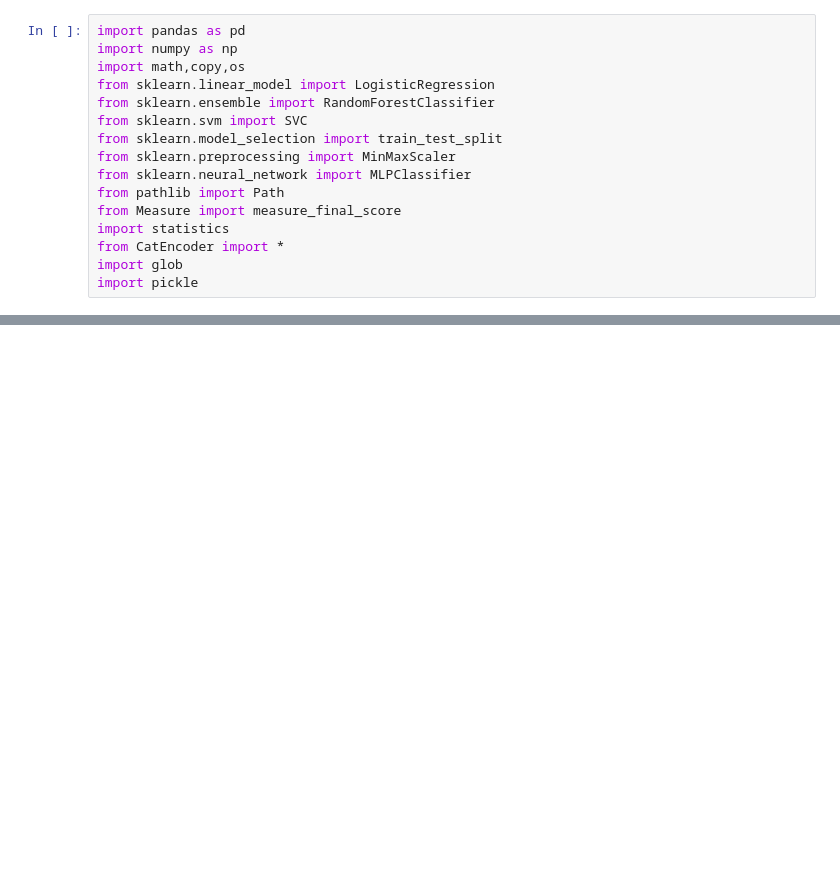
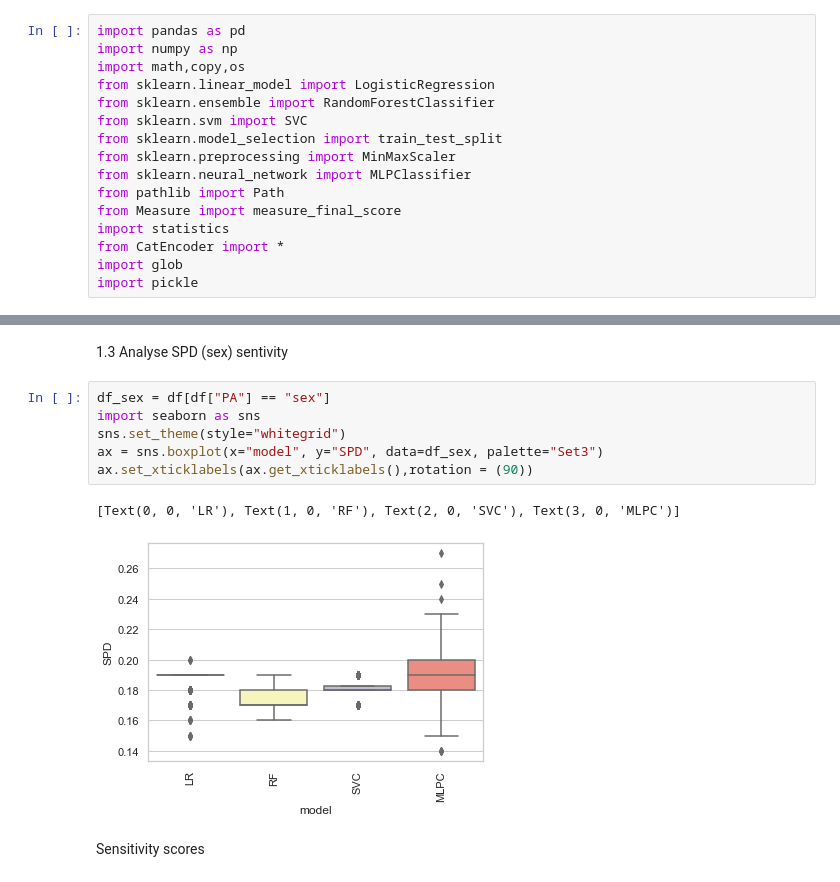
Before and after one commit to gherbay/analyse_fairness, a Jupyter notebook: sensitivity_analysis.ipynb, the cells around one changed output, grey strips where cells are left out. Drawn from its saved outputs; the diff is of its cells as text; blank space fills up the shorter version.

```diff
--- a/sensitivity_analysis.ipynb
+++ b/sensitivity_analysis.ipynb
@@ -50,0 +74,13 @@ print(a)
+# %% [markdown]
+1.3 Analyse SPD (sex) sentivity
+# %%
+df_sex = df[df["PA"] == "sex"]
+import seaborn as sns
+sns.set_theme(style="whitegrid")
+ax = sns.boxplot(x="model", y="SPD", data=df_sex, palette="Set3")
+ax.set_xticklabels(ax.get_xticklabels(),rotation = (90))
+# %% [output]
+[Text(0, 0, 'LR'), Text(1, 0, 'RF'), Text(2, 0, 'SVC'), Text(3, 0, 'MLPC')]
+[figure, added]
+# %% [markdown]
+Sensitivity scores
```
Also changed, not shown: parts of 25 cells of this notebook, 3 other files.
